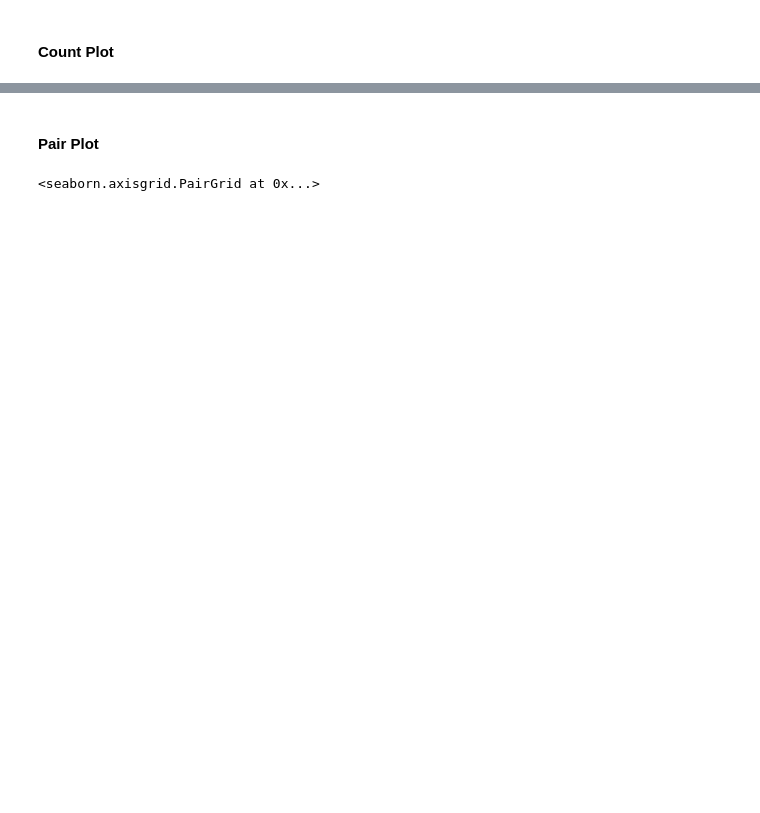
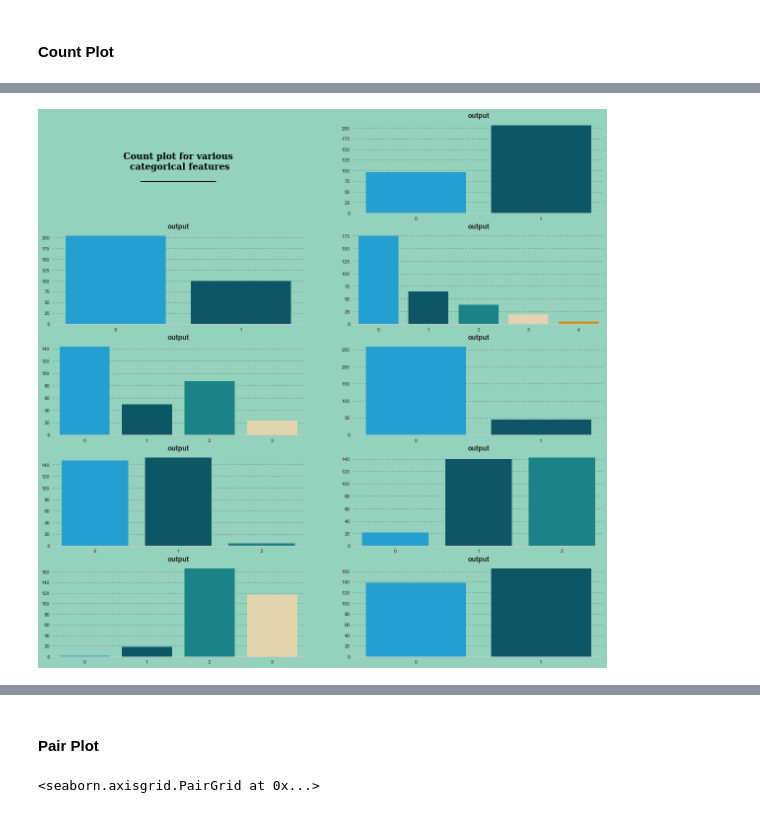
Before and after one commit to viswambaran/DataDrivenAnalytics, a Jupyter notebook: HeartAttackPredictor/HeartAttackPredictionModel.ipynb, the cells around one changed output, grey strips where cells are left out. Drawn from its saved outputs; the diff is of its cells as text; code cells hidden in the pictures; blank space fills up the shorter version.

```diff
--- a/HeartAttackPredictor/HeartAttackPredictionModel.ipynb
+++ b/HeartAttackPredictor/HeartAttackPredictionModel.ipynb
@@ -412,0 +291,60 @@ for s in ["top","right","left"]:
+# %%
+##replicating plots using loop
+
+# retreiving only the caategorical cols
+
+categorical_cols = ['sex','exng','caa','cp','fbs','restecg','slp','thall', 'output']
+
+# Selecting only categorical columns from original dataframe
+categorical_df = heart_df[categorical_cols]
+
+# Inserting empty column to enable the first plot to display title in first axes
+categorical_df.insert(0,'', 'np.nan')
+
+n = len(categorical_cols)
+
+# number of rows, based on cols
+# Defines the layout of the plot so in this case dynamically setting to 5 rows and fixed 2 columns
+rows = (int((n+1)/2))
+
+# Instantiating plot and background colour
+fig = plt.figure(figsize = (20, 20))
+fig.patch.set_facecolor(background_colour)
+
+# Loop through each column the dataframe and create a countplot
+for i, column in enumerate(categorical_df):
+
+    # Earlier inserted first column empty for title
+    # Apply title attribute in first axes
+    if i == 0:
+        ax = fig.add_subplot(rows , 2, i + 1)
+        ax.set_facecolor(background_colour)
+        ax.text(0.5, 0.5,
+         'Count plot for various\n categorical features\n_________________',
+         horizontalalignment = 'center',
+         verticalalignment = 'center',
+         fontsize = 18, fontweight = font_weight,
+         fontfamily = 'serif',
+         color = "#000000")
+        ax.spines["bottom"].set_visible(False)
+        ax.spines["left"].set_visible(False)
+        ax.spines["top"].set_visible(False)
+        ax.spines["right"].set_visible(False)
+        ax.tick_params(left = False, bottom = False)
+        ax.set_xticklabels([])
+        ax.set_yticklabels([])
+        ax.grid(False)
+
+    else:
+        #for all other axes do a countplot applying same formatting to each axes
+        ax = fig.add_subplot(rows , 2, i + 1)
+        sns.countplot(ax = ax, data = categorical_df, x = column, palette = colour_palette)
+        ax.set_title(feature, fontsize = ax_fontsize, fontweight = font_weight, fontfamily = font)
+        ax.set_xlabel("")
+        ax.set_ylabel("")
+        ax.grid(color = "#000000", linestyle = ":", axis = 'y', zorder = 0, dashes = (1,5))
+        ax.set_facecolor(background_colour)
+        for s in ["top","right","left"]:
+            ax.spines[s].set_visible(False)
+# %% [output]
+[figure, added]
```
Also changed, not shown: parts of 14 cells of this notebook.
